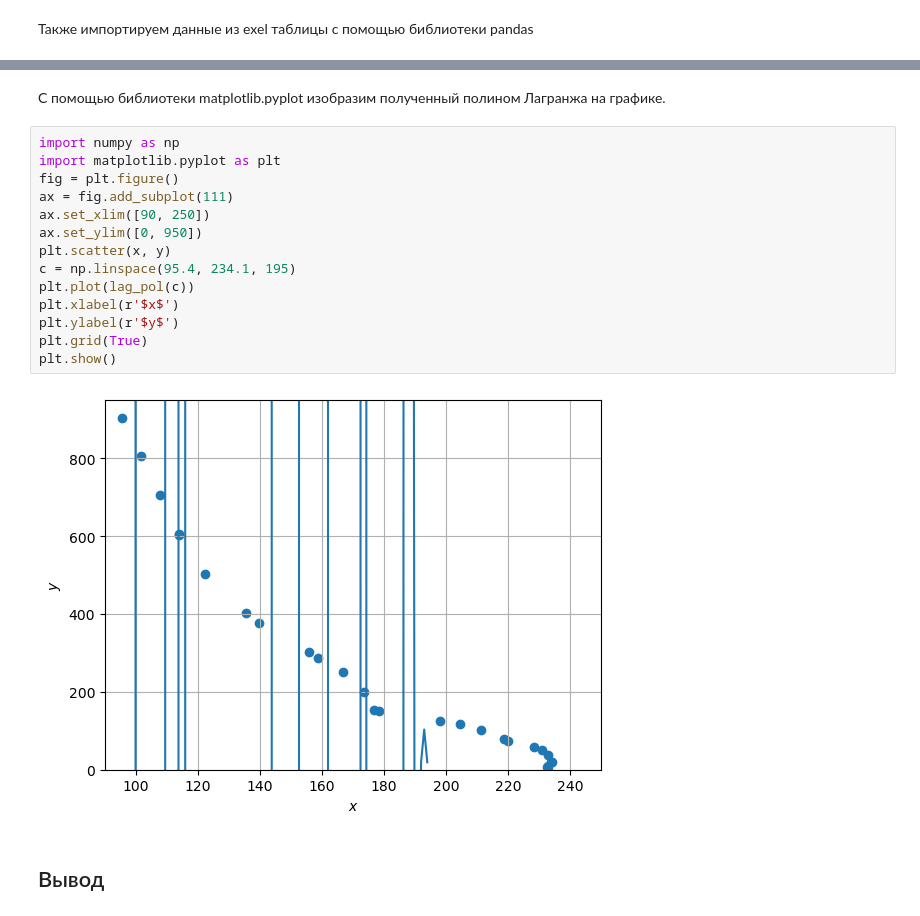
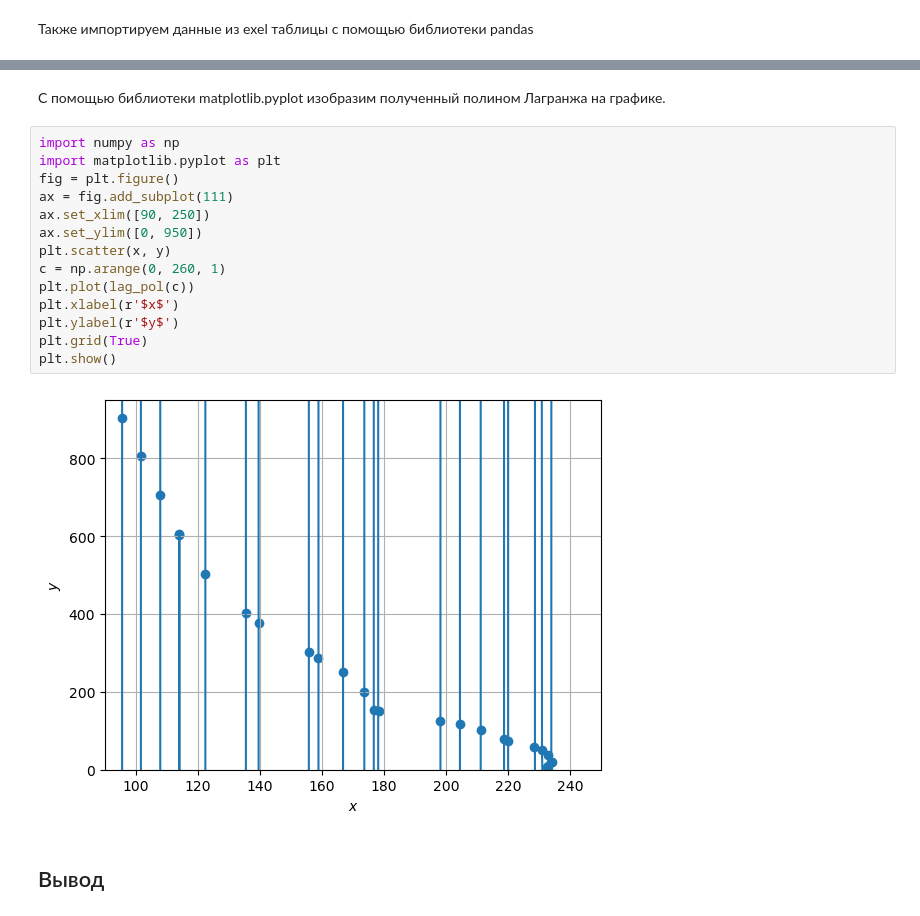
Before and after one commit to ivanyarigin/geo23, a Jupyter notebook: Kursovay_rabota_yarigin.ipynb, the cells around one changed output, grey strips where cells are left out. Saved outputs shown, nothing was run; the diff lists cells and outputs as text.

```diff
--- a/Kursovay_rabota_yarigin.ipynb
+++ b/Kursovay_rabota_yarigin.ipynb
@@ -131,21 +133,21 @@ print(y)
-# %% [markdown]
-С помощью библиотеки matplotlib.pyplot изобразим полученный полином Лагранжа на графике.
+# %% [markdown]
+С помощью библиотеки matplotlib.pyplot изобразим полученный полином Лагранжа на графике.
 # %%
 import numpy as np
 import matplotlib.pyplot as plt
 fig = plt.figure()
 ax = fig.add_subplot(111)
 ax.set_xlim([90, 250])
 ax.set_ylim([0, 950])
 plt.scatter(x, y)
-c = np.linspace(95.4, 234.1, 195)
+c = np.arange(0, 260, 1)
 plt.plot(lag_pol(c))
 plt.xlabel(r'$x$')
 plt.ylabel(r'$y$')
 plt.grid(True)
 plt.show()
 # %% [output]
-[figure, old version]
+[figure, new version]
 # %% [markdown]
 ## Вывод
 # %% [markdown]
```
Also changed, not shown: parts of 5 cells of this notebook.
